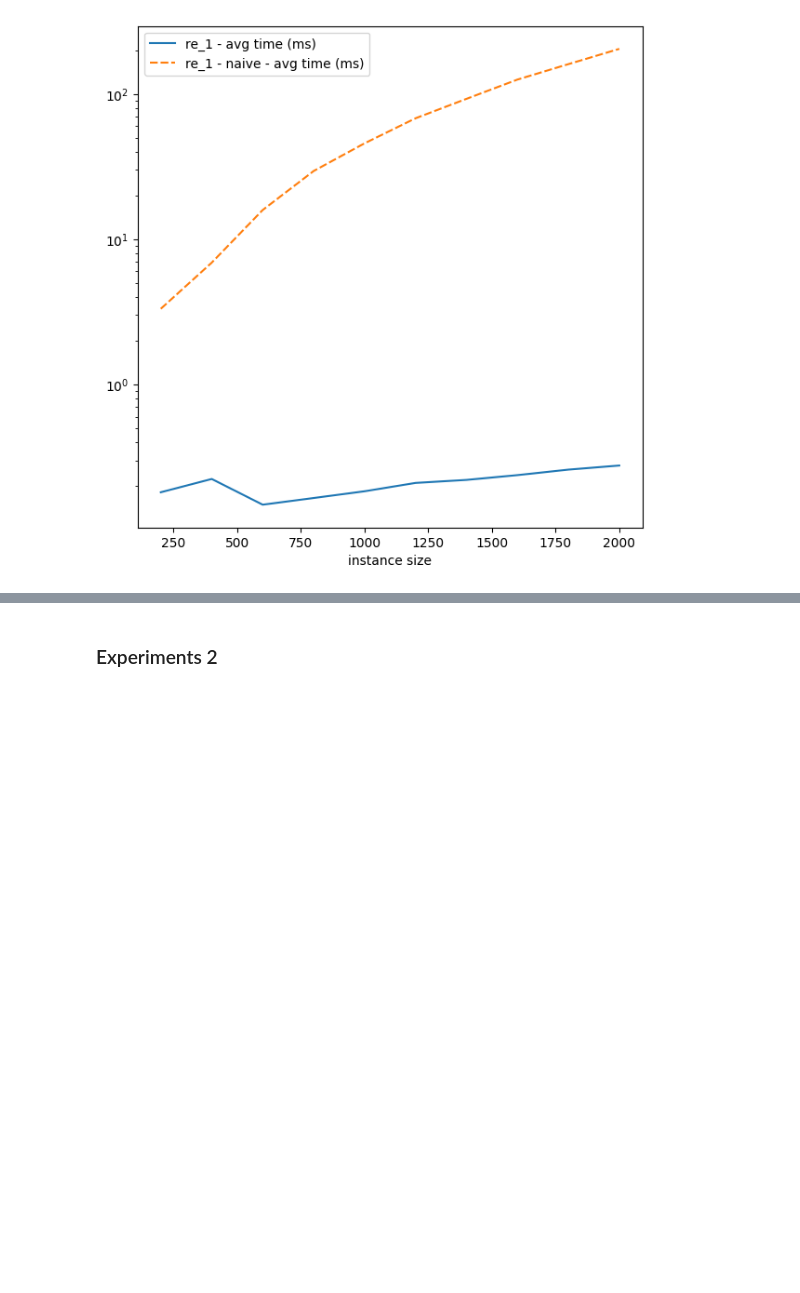
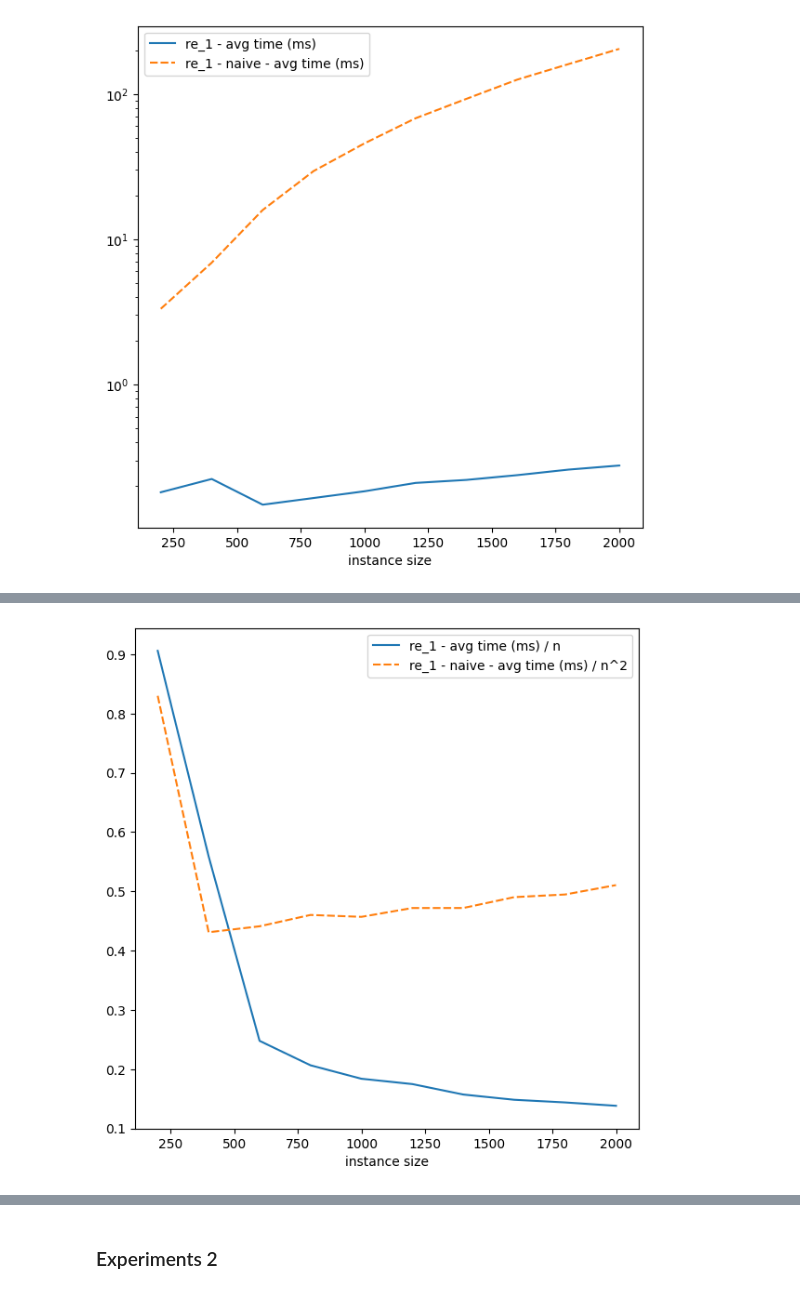
Before and after one commit to tomasmiguez/tp-tleng, a Jupyter notebook: experiments/tp1_experiments.ipynb, the cells around one changed output, grey strips where cells are left out. Drawn from its saved outputs; the diff is of its cells as text; code cells hidden in the pictures; blank space fills up the shorter version.

```diff
--- a/experiments/tp1_experiments.ipynb
+++ b/experiments/tp1_experiments.ipynb
@@ -108,7 +108,7 @@ def execute_cached_experiment(file_name, metric_execution):
   if path.exists(file_name) == False:
     ## Si no hay un .csv ejecutamos la metrica
     results_df = metric_execution()
-    results_df.to_csv(file_name)
+    results_df.to_csv(file_name, index=False)
   else:
     ## LOAD dataframe from csv file
     results_df = pd.read_csv(file_name)
@@ -174,3 +174,10 @@ plt.savefig(f'{GRAPHICS_DIR}/exp1_re_1_log_times.png')
 # %% [output]
 [figure]
 [figure]
+# %%
+exp1_aux_df = exp1_df.copy()
+exp1_aux_df = exp1_aux_df.reset_index()
+exp1_aux_df['re_1 - avg time (ms) / n'] = 1000 * (exp1_aux_df['re_1 - avg time (ms)'] / exp1_aux_df['instance size'])
+exp1_aux_df['re_1 - naive - avg time (ms) / n^2'] = 10000 * (exp1_aux_df['re_1 - naive - avg time (ms)'] / exp1_aux_df['instance size']**2)
+exp1_aux_df = exp1_aux_df.set_index('instance size')
+exp1_aux_df
@@ -176,0 +197,6 @@ plt.savefig(f'{GRAPHICS_DIR}/exp1_re_1_log_times.png')
+# %%
+fig, axes = plt.subplots(1, 1, figsize=(7, 7))
+sns.lineplot(data=exp1_aux_df[['re_1 - avg time (ms) / n', 're_1 - naive - avg time (ms) / n^2']], ax=axes)
+plt.savefig(f'{GRAPHICS_DIR}/exp1_re_1_times_complexity_n2.png')
+# %% [output]
+[figure, added]
```
Also changed, not shown: parts of 13 cells of this notebook, 14 other files.
